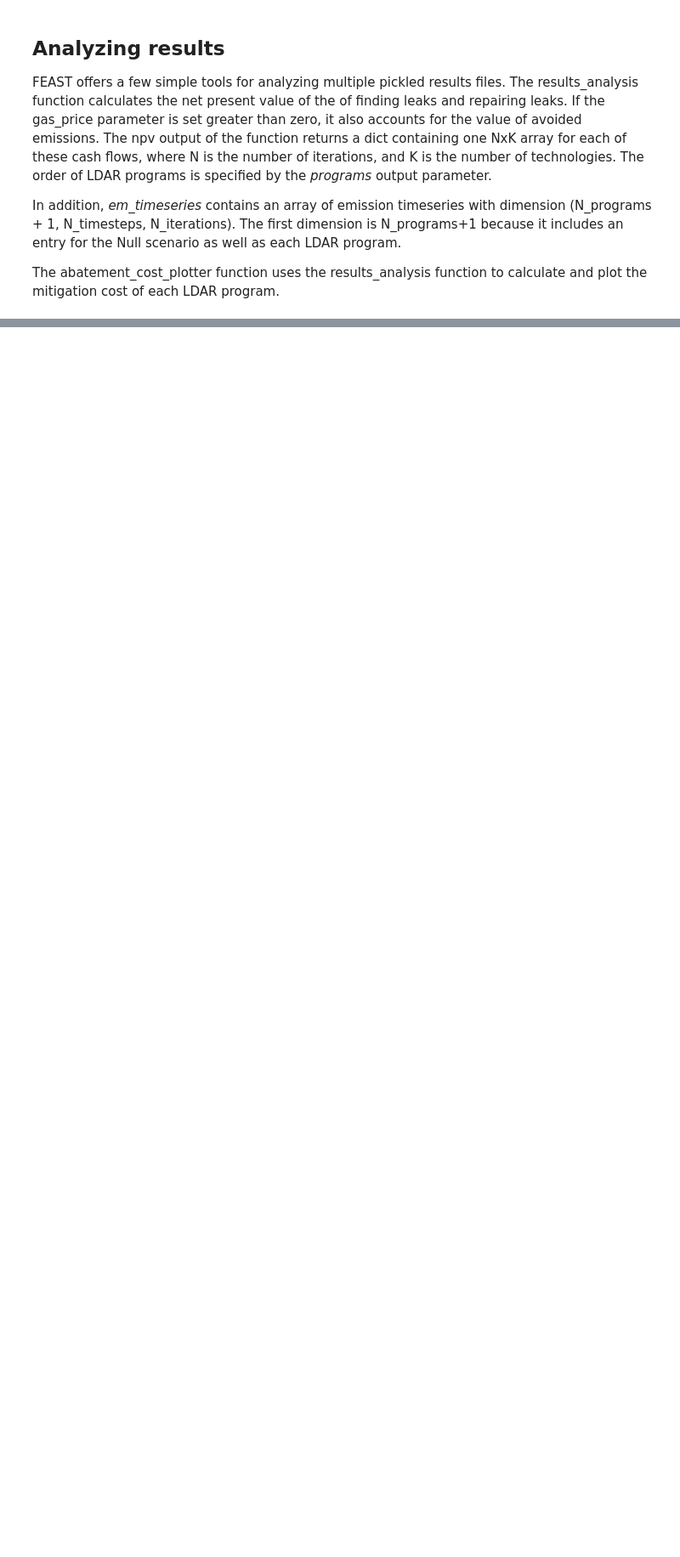
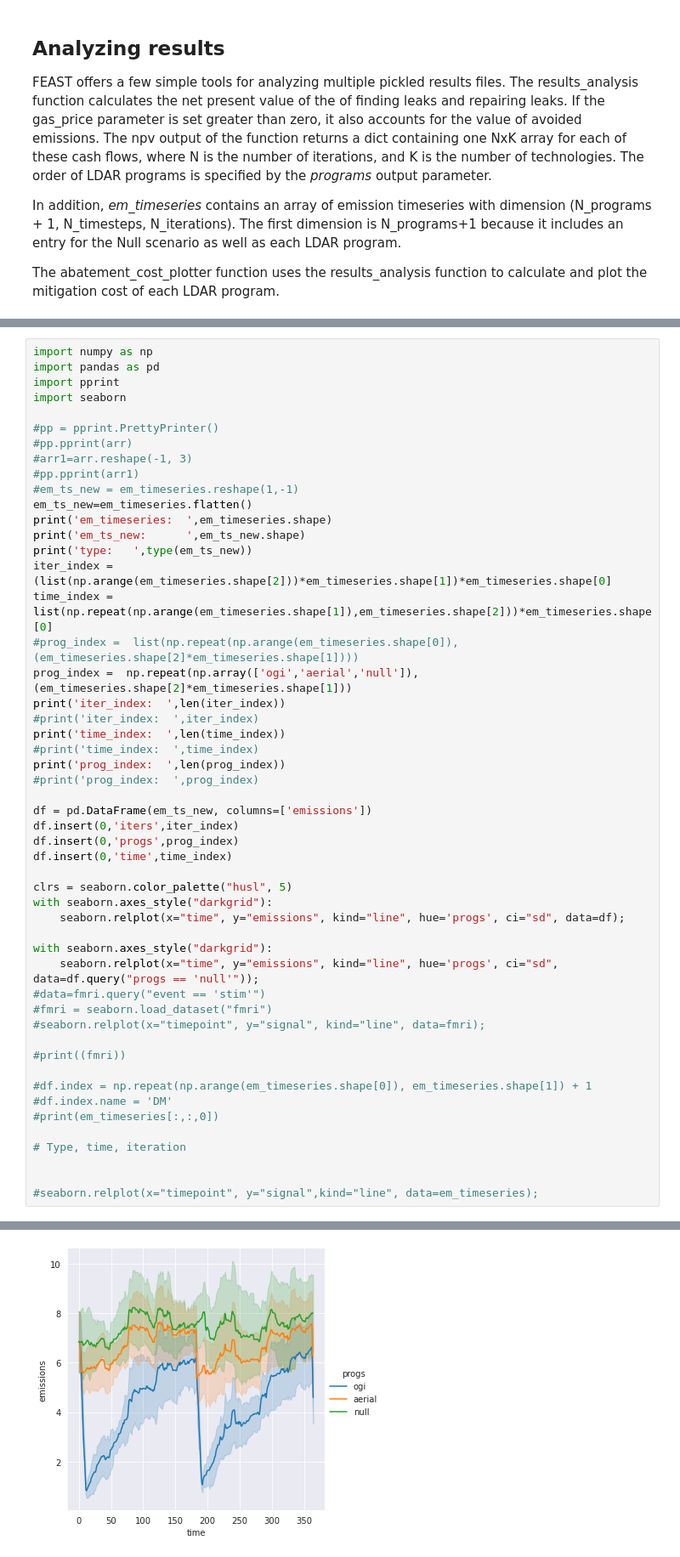
Before and after one commit to gomezf/FEAST31_Sandbox, a Jupyter notebook: FEAST myField.ipynb, the cells around one changed output, grey strips where cells are left out. Shown: that part at 85% size. Cells and saved outputs as stored; diff of their text form; blank space fills up the shorter version.

```diff
--- a/FEAST myField.ipynb
+++ b/FEAST myField.ipynb
@@ -296,0 +109,52 @@ test 365
+# %%
+import numpy as np
+import pandas as pd
+import pprint
+import seaborn
+
+#pp = pprint.PrettyPrinter()
+#pp.pprint(arr)
+#arr1=arr.reshape(-1, 3)
+#pp.pprint(arr1)
+#em_ts_new = em_timeseries.reshape(1,-1)
+em_ts_new=em_timeseries.flatten()
+print('em_timeseries:  ',em_timeseries.shape)
+print('em_ts_new:      ',em_ts_new.shape)
+print('type:   ',type(em_ts_new))
+iter_index = (list(np.arange(em_timeseries.shape[2]))*em_timeseries.shape[1])*em_timeseries.shape[0]
+time_index =  list(np.repeat(np.arange(em_timeseries.shape[1]),em_timeseries.shape[2]))*em_timeseries.shape[0]
+#prog_index =  list(np.repeat(np.arange(em_timeseries.shape[0]),(em_timeseries.shape[2]*em_timeseries.shape[1])))
+prog_index =  np.repeat(np.array(['ogi','aerial','null']),(em_timeseries.shape[2]*em_timeseries.shape[1]))
+print('iter_index:  ',len(iter_index))
+#print('iter_index:  ',iter_index)
+print('time_index:  ',len(time_index))
+#print('time_index:  ',time_index)
+print('prog_index:  ',len(prog_index))
+#print('prog_index:  ',prog_index)
+
+df = pd.DataFrame(em_ts_new, columns=['emissions'])
+df.insert(0,'iters',iter_index)
+df.insert(0,'progs',prog_index)
+df.insert(0,'time',time_index)
+
+clrs = seaborn.color_palette("husl", 5)
+with seaborn.axes_style("darkgrid"):
+    seaborn.relplot(x="time", y="emissions", kind="line", hue='progs', ci="sd", data=df);
+
+with seaborn.axes_style("darkgrid"):
+    seaborn.relplot(x="time", y="emissions", kind="line", hue='progs', ci="sd", data=df.query("progs == 'null'"));
+#data=fmri.query("event == 'stim'")
+#fmri = seaborn.load_dataset("fmri")
+#seaborn.relplot(x="timepoint", y="signal", kind="line", data=fmri);
+
+#print((fmri))
+
+#df.index = np.repeat(np.arange(em_timeseries.shape[0]), em_timeseries.shape[1]) + 1
+#df.index.name = 'DM'
+#print(em_timeseries[:,:,0])
+
+# Type, time, iteration
+
+
+#seaborn.relplot(x="timepoint", y="signal",kind="line", data=em_timeseries);
+# %% [output]
@@ -296,0 +167 @@ test 365
+[figure, added]
```
Also changed, not shown: parts of 43 cells of this notebook, 4 other files.
